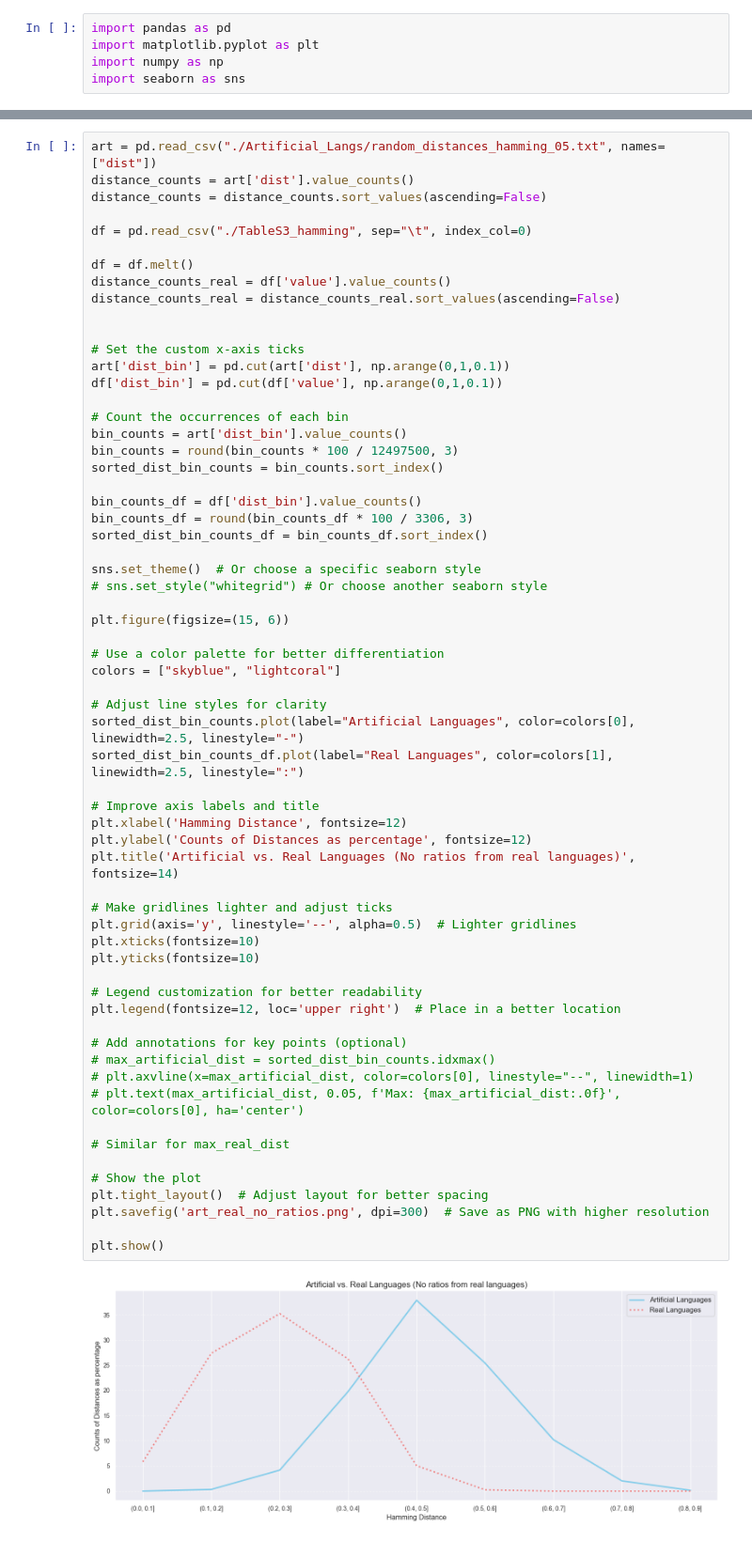
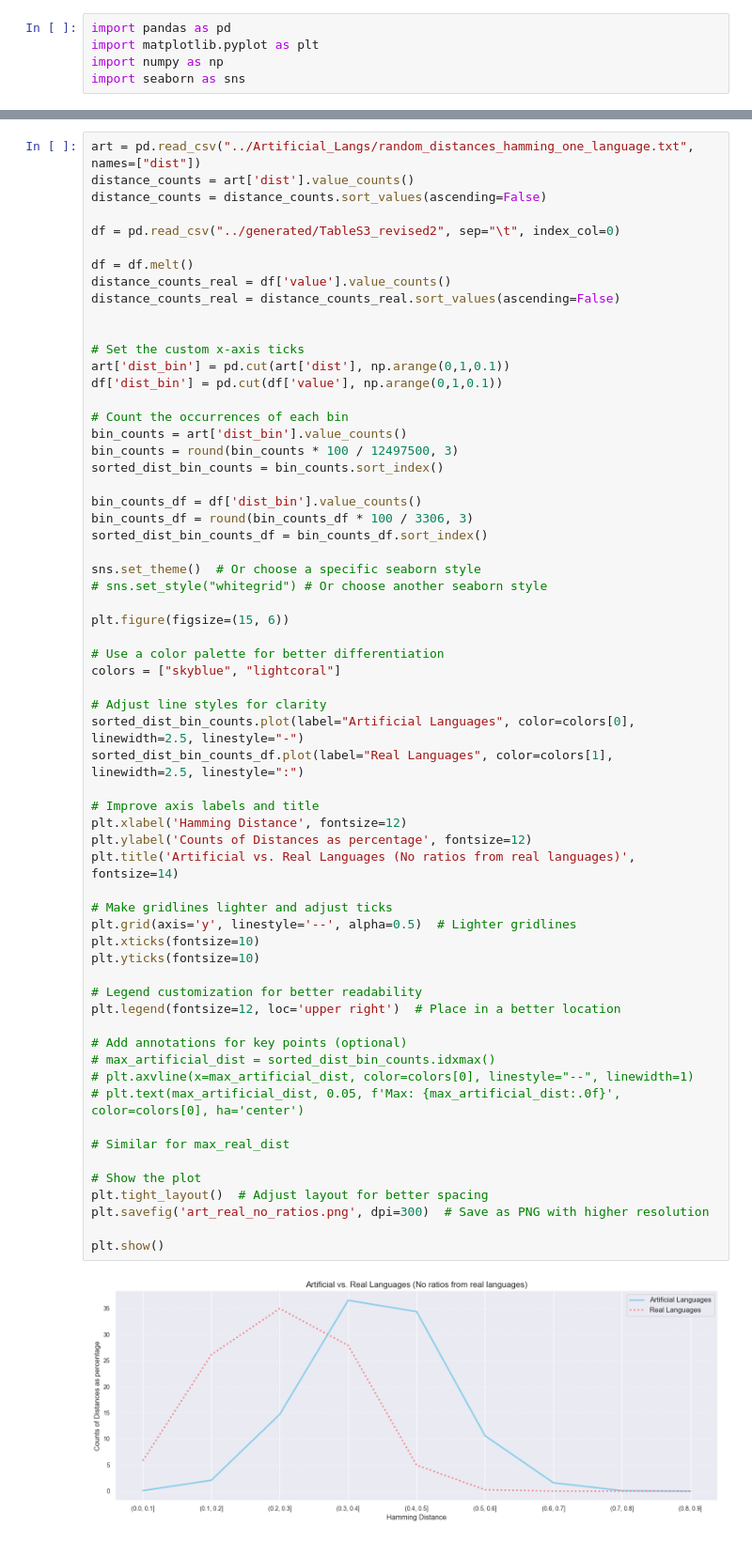
Before and after one commit to ClaudiuCreanga/Boundaries, a Jupyter notebook: good/presentation.ipynb, the cells around one changed output, grey strips where cells are left out. Shown at 94% size. Drawn from its saved outputs; the diff is of its cells as text.

```diff
--- a/good/presentation.ipynb
+++ b/good/presentation.ipynb
@@ -15,11 +15,11 @@ df.head()
 | French | 0.100 | 0.150 | 0.098 | 0.098 | 0.000 | 0.082 | 0.133 | 0.161 | ... |
 5 rows × 58 columns
 # %%
-art = pd.read_csv("./Artificial_Langs/random_distances_hamming_05.txt", names=["dist"])
+art = pd.read_csv("../Artificial_Langs/random_distances_hamming_one_language.txt", names=["dist"])
 distance_counts = art['dist'].value_counts()
 distance_counts = distance_counts.sort_values(ascending=False)
 
-df = pd.read_csv("./TableS3_hamming", sep="\t", index_col=0)
+df = pd.read_csv("../generated/TableS3_revised2", sep="\t", index_col=0)
 
 df = df.melt()
 distance_counts_real = df['value'].value_counts()
@@ -50,31 +50,31 @@ colors = ["skyblue", "lightcoral"]
 # Adjust line styles for clarity
 sorted_dist_bin_counts.plot(label="Artificial Languages", color=colors[0], linewidth=2.5, linestyle="-")
 sorted_dist_bin_counts_df.plot(label="Real Languages", color=colors[1], linewidth=2.5, linestyle=":")
 
 # Improve axis labels and title
 plt.xlabel('Hamming Distance', fontsize=12)
 plt.ylabel('Counts of Distances as percentage', fontsize=12)
 plt.title('Artificial vs. Real Languages (No ratios from real languages)', fontsize=14)
 
 # Make gridlines lighter and adjust ticks
 plt.grid(axis='y', linestyle='--', alpha=0.5)  # Lighter gridlines
 plt.xticks(fontsize=10)
 plt.yticks(fontsize=10)
 
 # Legend customization for better readability
 plt.legend(fontsize=12, loc='upper right')  # Place in a better location
 
 # Add annotations for key points (optional)
 # max_artificial_dist = sorted_dist_bin_counts.idxmax()
 # plt.axvline(x=max_artificial_dist, color=colors[0], linestyle="--", linewidth=1)
 # plt.text(max_artificial_dist, 0.05, f'Max: {max_artificial_dist:.0f}', color=colors[0], ha='center')
 
 # Similar for max_real_dist
 
 # Show the plot
 plt.tight_layout()  # Adjust layout for better spacing
 plt.savefig('art_real_no_ratios.png', dpi=300)  # Save as PNG with higher resolution
 
 plt.show()
 # %% [output]
-[figure, old version]
+[figure, new version]
```
Also changed, not shown: parts of 4 cells of this notebook, 6 other files.
